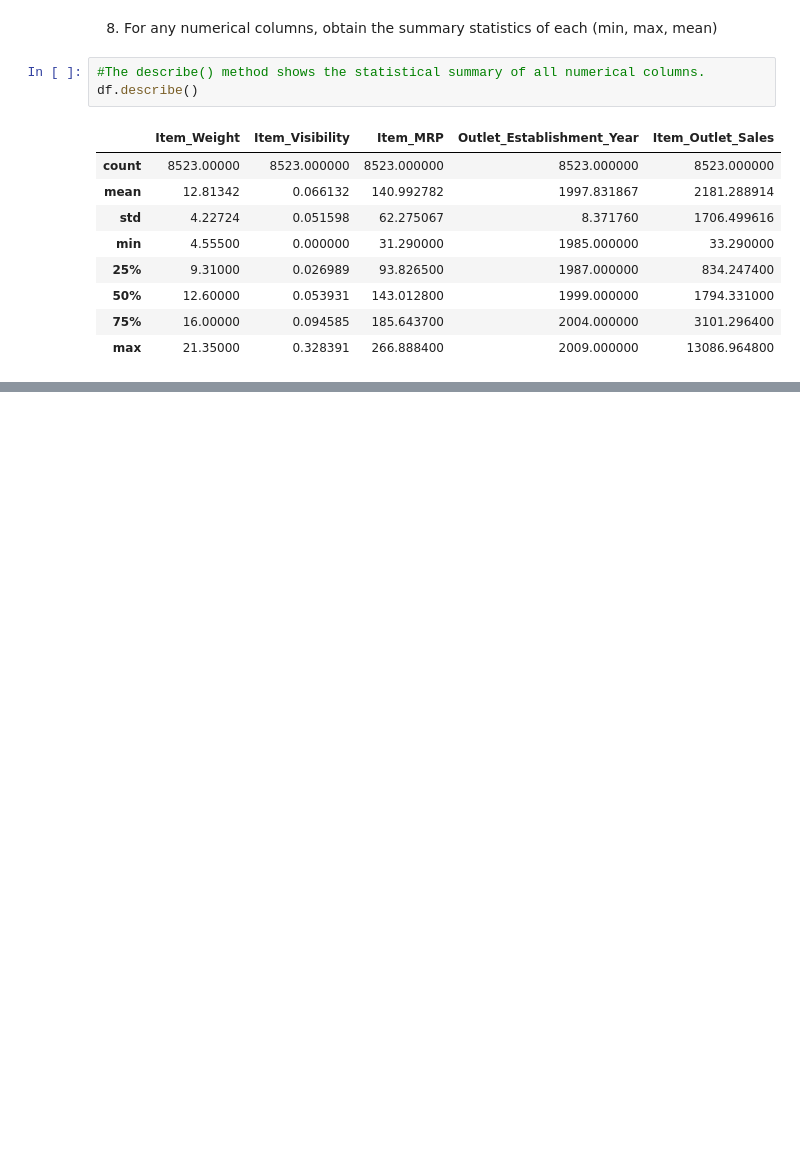
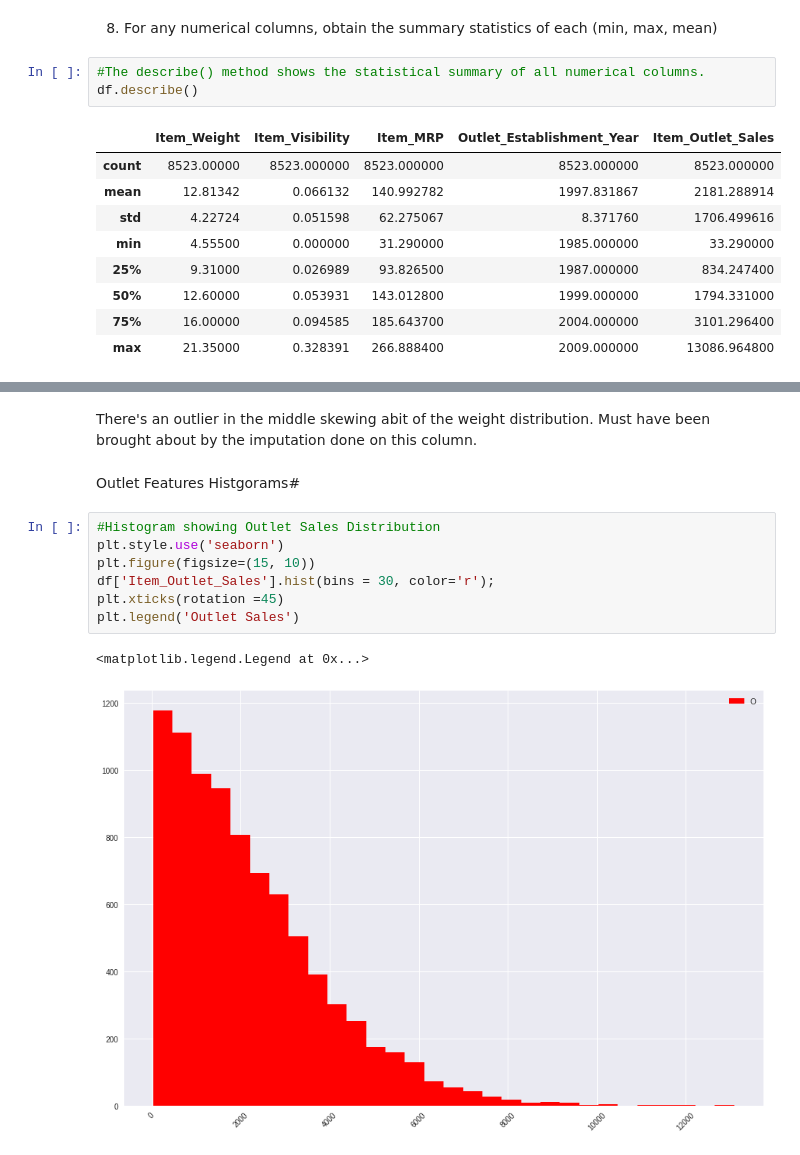
Before and after one commit to gatimo256/sales-predictions, a Jupyter notebook: Sales_Predictions.ipynb, the cells around one changed output, grey strips where cells are left out. Cells and saved outputs as stored; diff of their text form; blank space fills up the shorter version.

```diff
--- a/Sales_Predictions.ipynb
+++ b/Sales_Predictions.ipynb
@@ -352,0 +410,14 @@ df.describe()
+# %% [markdown]
+There's an outlier in the middle skewing abit of the weight distribution. Must have been brought about by the imputation done on this column.
+# %% [markdown]
+Outlet Features Histgorams#
+# %%
+#Histogram showing Outlet Sales Distribution
+plt.style.use('seaborn')
+plt.figure(figsize=(15, 10))
+df['Item_Outlet_Sales'].hist(bins = 30, color='r');
+plt.xticks(rotation =45)
+plt.legend('Outlet Sales')
+# %% [output]
+<matplotlib.legend.Legend at 0x...>
+[figure, added]
```
Also changed, not shown: parts of 25 cells of this notebook.
